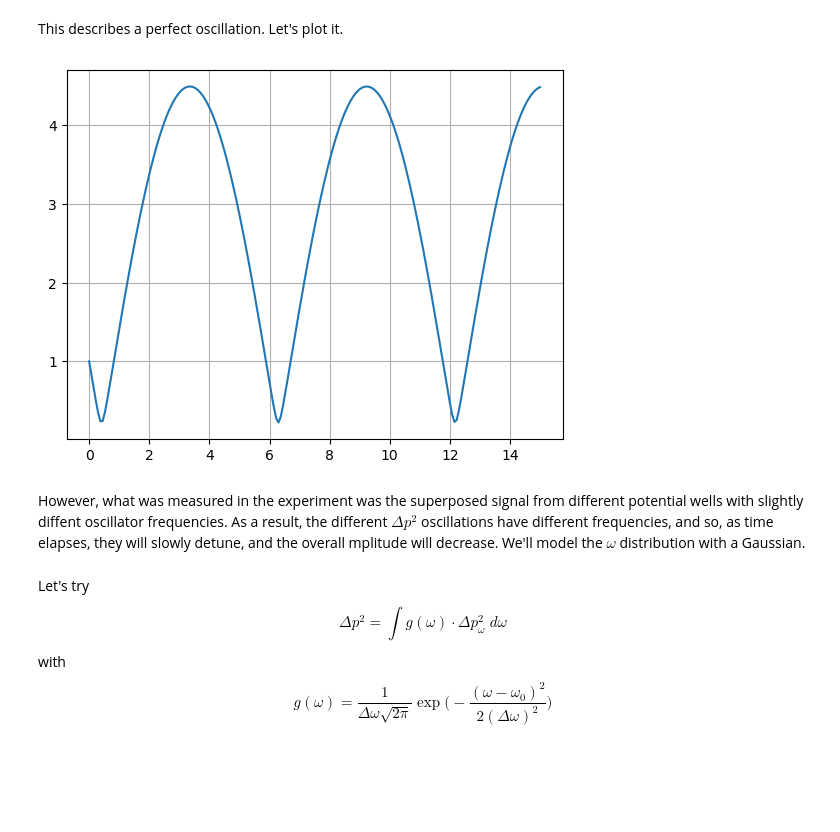
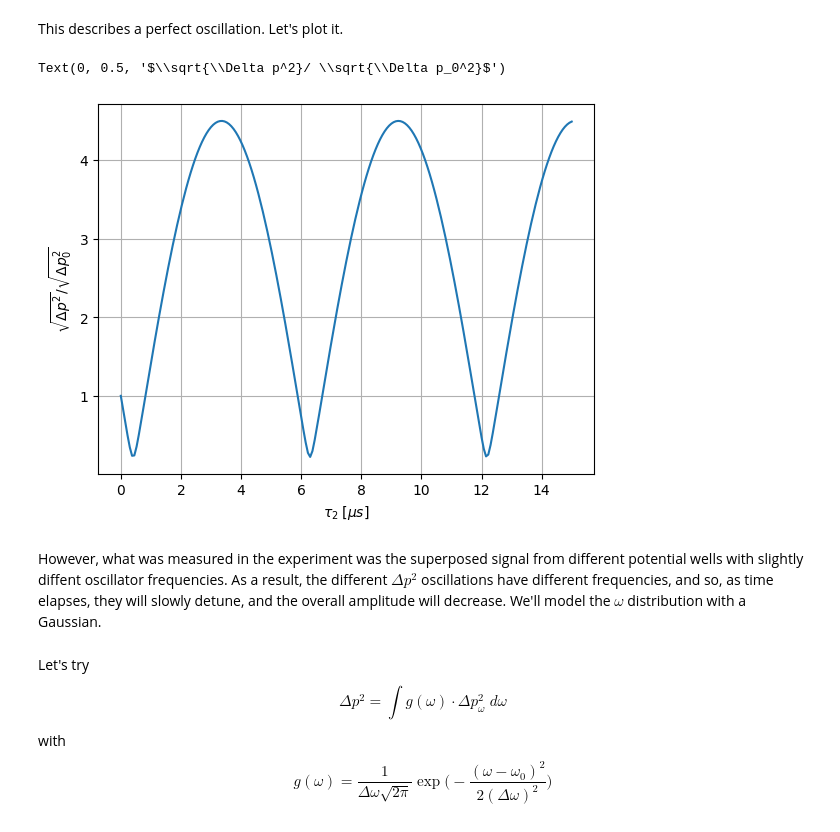
Before and after one commit to jan-chelmecki/ENS-Quantum-Optics-Homework, a Jupyter notebook: HW2_Chelmecki.ipynb, the cells around one changed output. Saved outputs shown, nothing was run; the diff lists cells and outputs as text; code cells hidden in the pictures; blank space fills up the shorter version.

```diff
--- a/HW2_Chelmecki.ipynb
+++ b/HW2_Chelmecki.ipynb
@@ -26,18 +26,21 @@ This describes a perfect oscillation. Let's plot it.
 # %%
 tau1 = 8.0
 omega = 0.085*2*np.pi
 phi = np.arctan( 2/(omega*tau1) )
 
 tau2 = np.linspace(0,15,201)
 
 dp2 = 1/2* (1 + (omega*tau1)**2/2 - (omega*tau1)* np.sqrt(1+(omega*tau1)**2 /4) * np.cos(2*omega*tau2 - phi))
 
 plt.plot(tau2, np.sqrt(dp2/dp2[0]))
 plt.grid()
+plt.xlabel(r'$\tau_2 \; [\mu s]$')
+plt.ylabel(r'$\sqrt{\Delta p^2}/ \sqrt{\Delta p_0^2}$')
 # %% [output]
+Text(0, 0.5, '$\\sqrt{\\Delta p^2}/ \\sqrt{\\Delta p_0^2}$')
-[figure, old version]
+[figure, new version]
 # %% [markdown]
-However, what was measured in the experiment was the superposed signal from different potential wells with slightly diffent oscillator frequencies. As a result, the different $\Delta p^2$ oscillations have different frequencies, and so, as time elapses, they will slowly detune, and the overall mplitude will decrease. We'll model the $\omega$ distribution with a Gaussian.
+However, what was measured in the experiment was the superposed signal from different potential wells with slightly diffent oscillator frequencies. As a result, the different $\Delta p^2$ oscillations have different frequencies, and so, as time elapses, they will slowly detune, and the overall amplitude will decrease. We'll model the $\omega$ distribution with a Gaussian.
 # %% [markdown]
 Let's try
 $$
```
Also changed, not shown: parts of 6 cells of this notebook, 3 other files.
